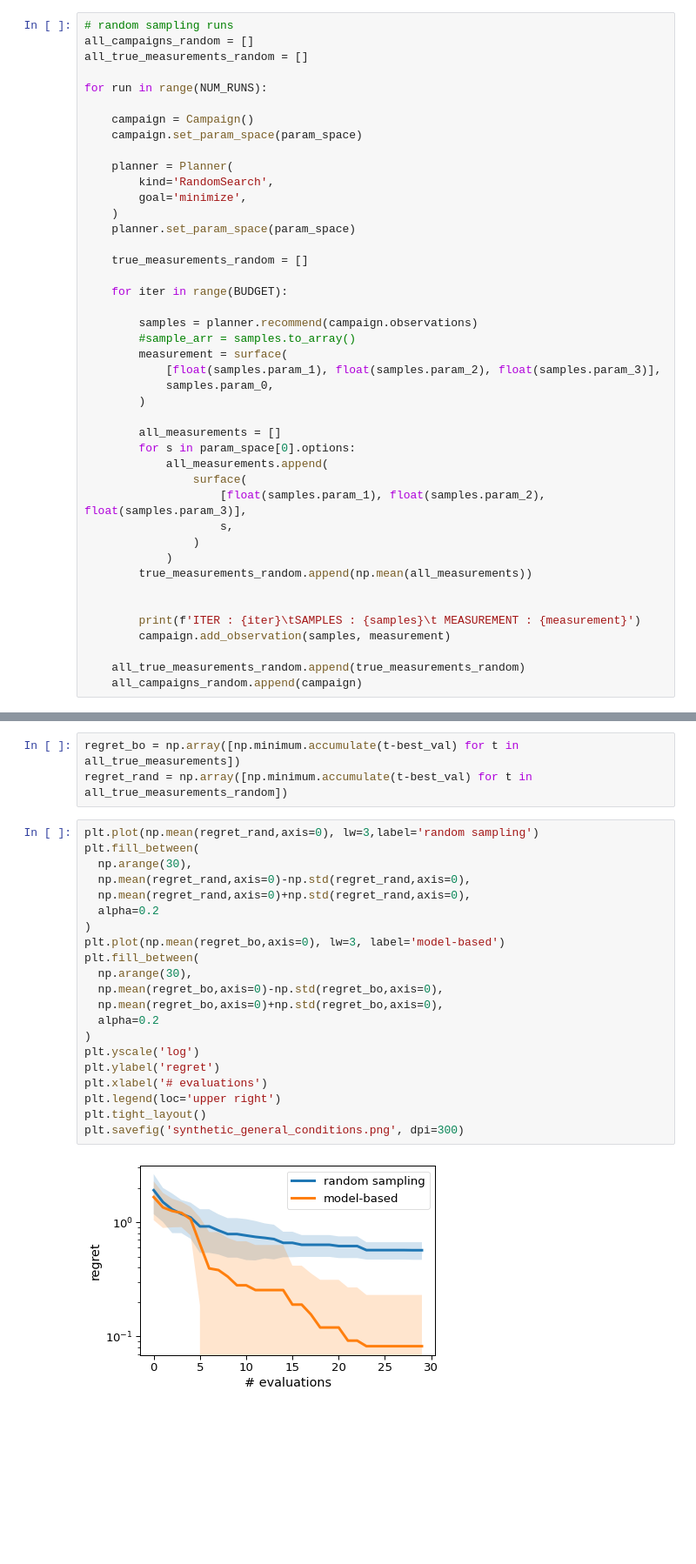
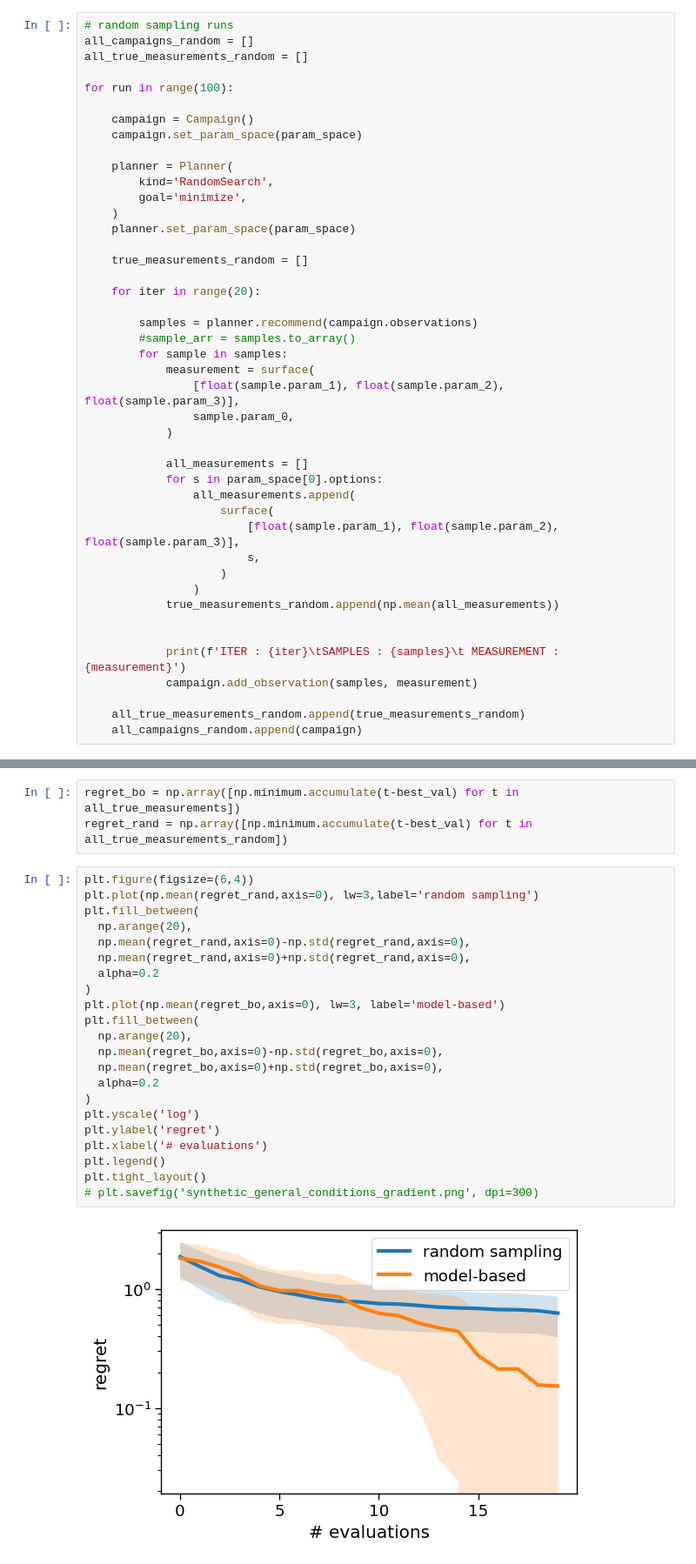
Before and after one commit to rileyhickman/atlas, a Jupyter notebook: examples/general_parameters/test_general_optimization.ipynb, the cells around one changed output, grey strips where cells are left out. Shown at 87% size. Cells and saved outputs as stored; diff of their text form; blank space fills up the shorter version.

Commit message:
finish first pass general parameters opt

```diff
--- a/examples/general_parameters/test_general_optimization.ipynb
+++ b/examples/general_parameters/test_general_optimization.ipynb
@@ -183,7 +186,7 @@ best_ix, best_params
 all_campaigns_random = []
 all_true_measurements_random = []
 
-for run in range(NUM_RUNS):
+for run in range(100):
 
     campaign = Campaign()
     campaign.set_param_space(param_space)
@@ -196,28 +199,29 @@ for run in range(NUM_RUNS):
 
     true_measurements_random = []
 
-    for iter in range(BUDGET):
+    for iter in range(20):
 
         samples = planner.recommend(campaign.observations)
         #sample_arr = samples.to_array()
-        measurement = surface(
-            [float(samples.param_1), float(samples.param_2), float(samples.param_3)],
-            samples.param_0,
-        )
+        for sample in samples:
+            measurement = surface(
+                [float(sample.param_1), float(sample.param_2), float(sample.param_3)],
+                sample.param_0,
+            )
 
-        all_measurements = []
-        for s in param_space[0].options:
-            all_measurements.append(
-                surface(
-                    [float(samples.param_1), float(samples.param_2), float(samples.param_3)],
-                    s,
+            all_measurements = []
+            for s in param_space[0].options:
+                all_measurements.append(
+                    surface(
+                        [float(sample.param_1), float(sample.param_2), float(sample.param_3)],
+                        s,
+                    )
                 )
-            )
-        true_measurements_random.append(np.mean(all_measurements))
+            true_measurements_random.append(np.mean(all_measurements))
 
 
-        print(f'ITER : {iter}\tSAMPLES : {samples}\t MEASUREMENT : {measurement}')
-        campaign.add_observation(samples, measurement)
+            print(f'ITER : {iter}\tSAMPLES : {samples}\t MEASUREMENT : {measurement}')
+            campaign.add_observation(samples, measurement)
 
     all_true_measurements_random.append(true_measurements_random)
     all_campaigns_random.append(campaign)
@@ -243,25 +267,26 @@ ITER : 29       SAMPLES : ParamVector(param_0 = 0, param_1 = 0.3202614536286128,
 regret_bo = np.array([np.minimum.accumulate(t-best_val) for t in all_true_measurements])
 regret_rand = np.array([np.minimum.accumulate(t-best_val) for t in all_true_measurements_random])
 # %%
+plt.figure(figsize=(6,4))
 plt.plot(np.mean(regret_rand,axis=0), lw=3,label='random sampling')
 plt.fill_between(
-  np.arange(30),
+  np.arange(20),
   np.mean(regret_rand,axis=0)-np.std(regret_rand,axis=0),
   np.mean(regret_rand,axis=0)+np.std(regret_rand,axis=0),
   alpha=0.2
 )
 plt.plot(np.mean(regret_bo,axis=0), lw=3, label='model-based')
 plt.fill_between(
-  np.arange(30),
+  np.arange(20),
   np.mean(regret_bo,axis=0)-np.std(regret_bo,axis=0),
   np.mean(regret_bo,axis=0)+np.std(regret_bo,axis=0),
   alpha=0.2
 )
 plt.yscale('log')
 plt.ylabel('regret')
 plt.xlabel('# evaluations')
-plt.legend(loc='upper right')
+plt.legend()
 plt.tight_layout()
-plt.savefig('synthetic_general_conditions.png', dpi=300)
+# plt.savefig('synthetic_general_conditions_gradient.png', dpi=300)
 # %% [output]
-[figure, old version]
+[figure, new version]
```
Also changed, not shown: parts of 9 cells of this notebook, 12 other files.
